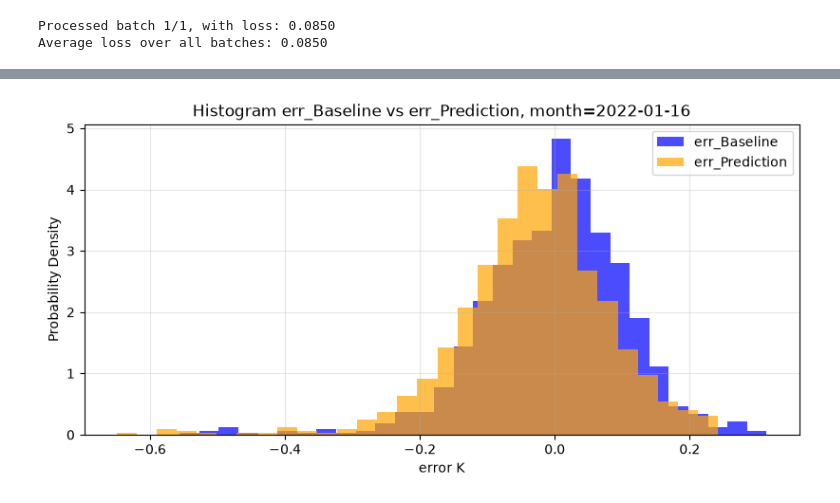
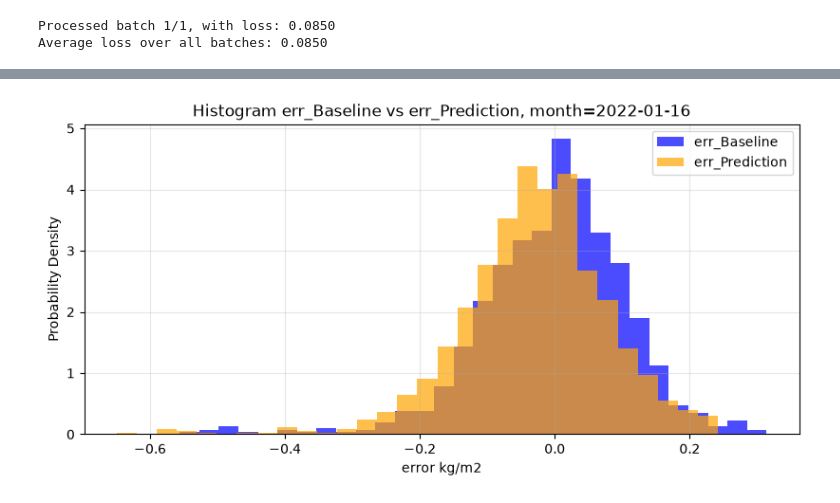
Before and after one commit to ESMValGroup/ClimaNet, a Jupyter notebook: notebooks/watervapor/training_daily_watervapor.ipynb, the cells around one changed output, grey strips where cells are left out. Saved outputs shown, nothing was run; the diff lists cells and outputs as text; code cells hidden in the pictures.

```diff
--- a/notebooks/watervapor/training_daily_watervapor.ipynb
+++ b/notebooks/watervapor/training_daily_watervapor.ipynb
@@ -322,4 +322,4 @@ plot_results(masked_err_baseline, masked_err_predictions, label="error K", title
 # %%
-plot_histograms(masked_err_baseline, masked_err_predictions, label="error K", legend_labels=("err_Baseline", "err_Prediction"))
+plot_histograms(masked_err_baseline, masked_err_predictions, label="error kg/m2", legend_labels=("err_Baseline", "err_Prediction"))
 # %% [output]
-[figure, old version]
+[figure, new version]
```
Also changed, not shown: parts of 4 cells of this notebook.
